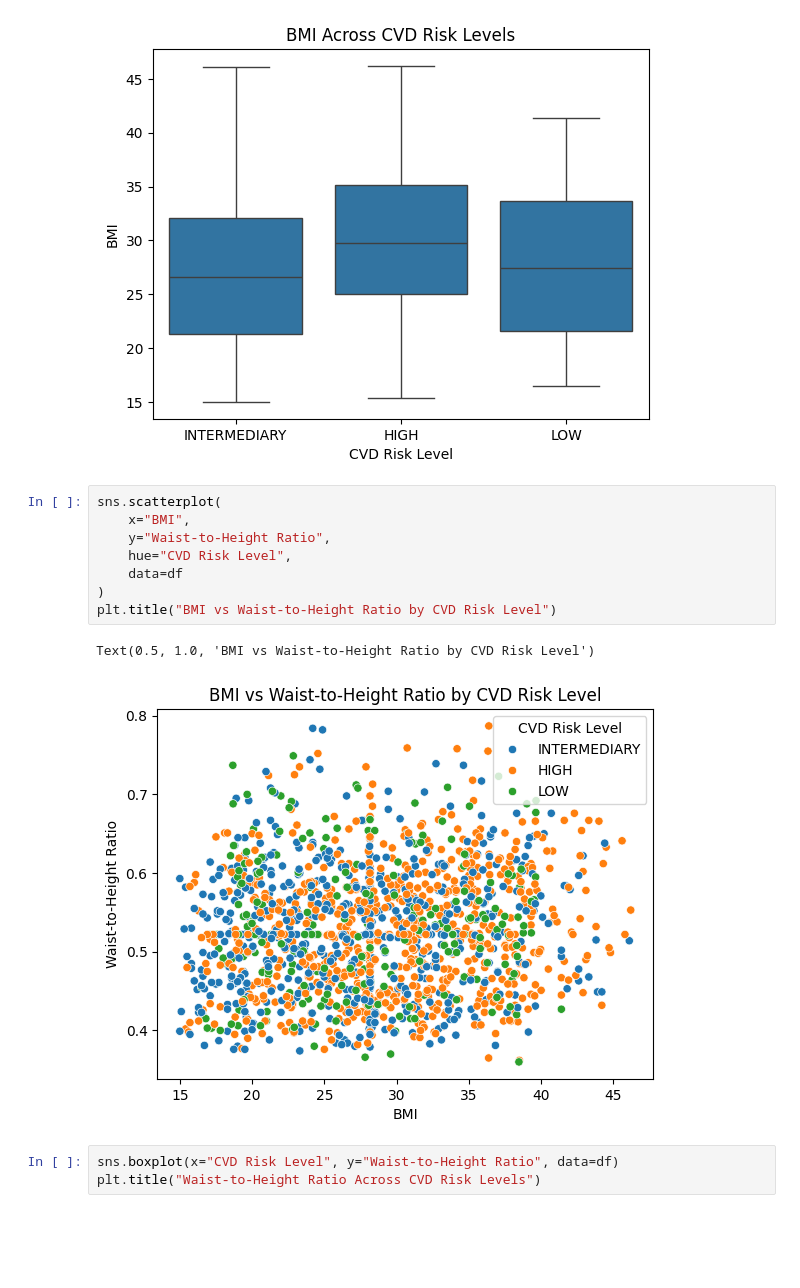
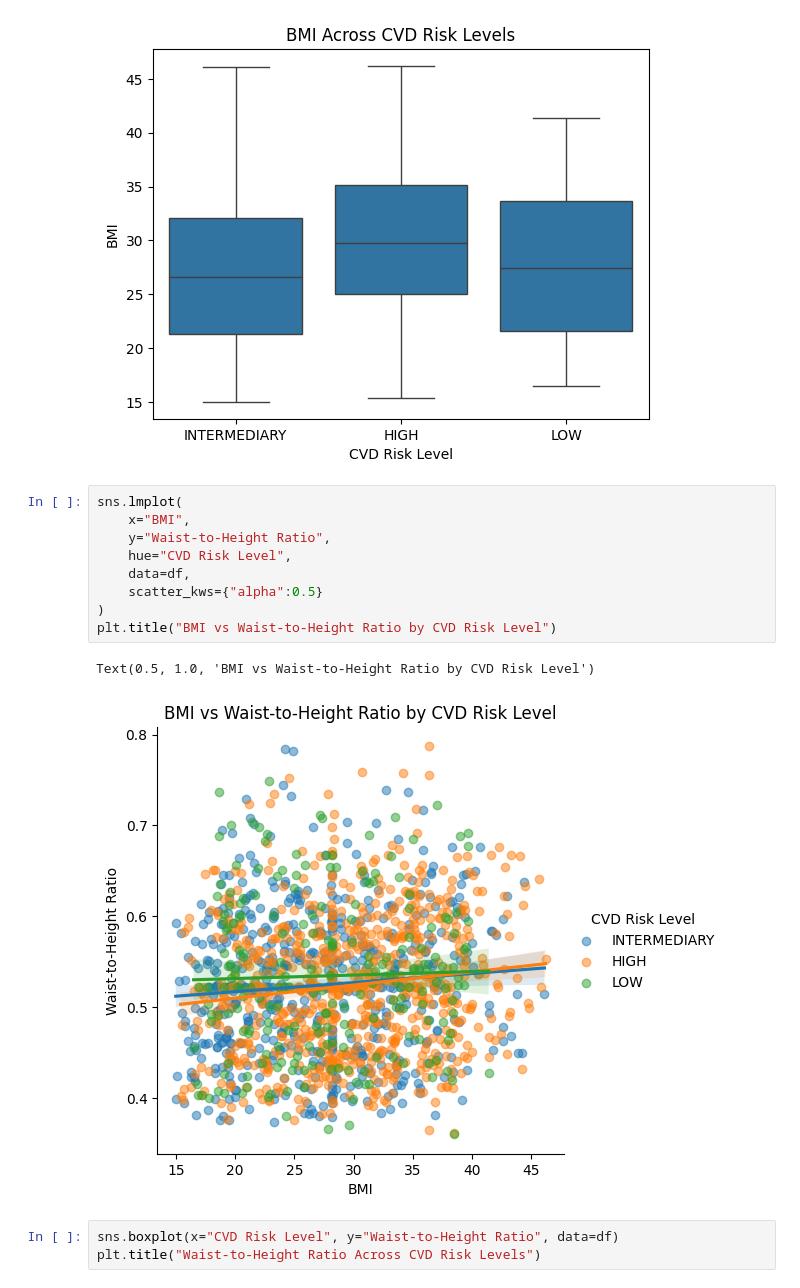
Before and after one commit to shampeyndadi/STINTSY_MCO, a Jupyter notebook: MCO.ipynb, the cells around one changed output. Drawn from its saved outputs; the diff is of its cells as text; blank space fills up the shorter version.

```diff
--- a/MCO.ipynb
+++ b/MCO.ipynb
@@ -330,16 +338,17 @@ plt.title("BMI Across CVD Risk Levels")
 Text(0.5, 1.0, 'BMI Across CVD Risk Levels')
 [figure]
 # %%
-sns.scatterplot(
+sns.lmplot(
     x="BMI",
     y="Waist-to-Height Ratio",
     hue="CVD Risk Level",
-    data=df
+    data=df,
+    scatter_kws={"alpha":0.5}
 )
 plt.title("BMI vs Waist-to-Height Ratio by CVD Risk Level")
 # %% [output]
 Text(0.5, 1.0, 'BMI vs Waist-to-Height Ratio by CVD Risk Level')
-[figure, old version]
+[figure, new version]
 # %%
 sns.boxplot(x="CVD Risk Level", y="Waist-to-Height Ratio", data=df)
 plt.title("Waist-to-Height Ratio Across CVD Risk Levels")
```
Also changed, not shown: parts of 4 cells of this notebook.
